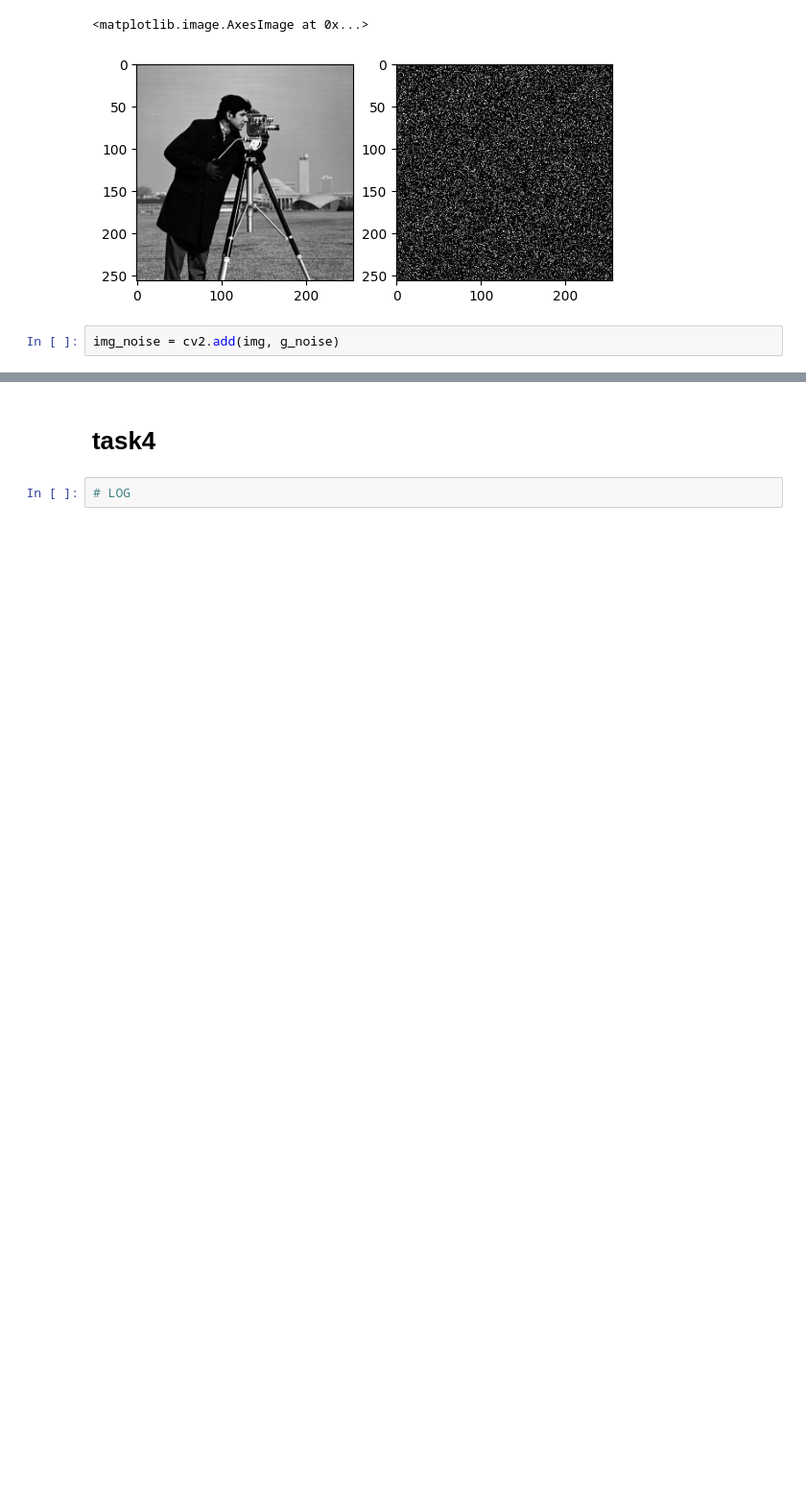
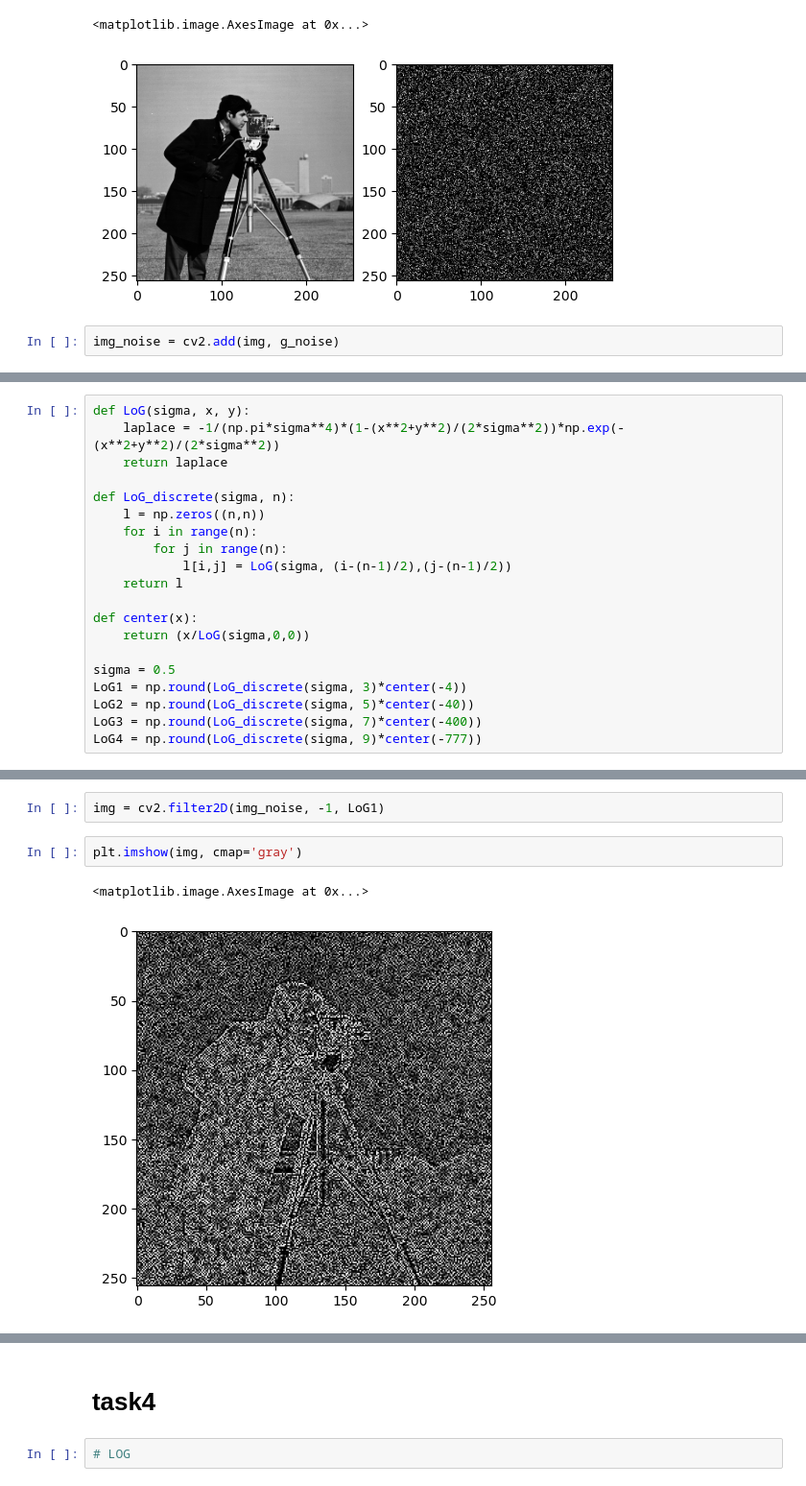
Before and after one commit to karthiksmanian/sem9, a Jupyter notebook: 20XW97-CV-LAB/ws3/task3.ipynb, the cells around one changed output, grey strips where cells are left out. Shown at 96% size. Drawn from its saved outputs; the diff is of its cells as text; blank space fills up the shorter version.

```diff
--- a/20XW97-CV-LAB/ws3/task3.ipynb
+++ b/20XW97-CV-LAB/ws3/task3.ipynb
@@ -124,0 +134,20 @@ plt.imshow(img_noise, cmap='gray')
+# %%
+def LoG(sigma, x, y):
+    laplace = -1/(np.pi*sigma**4)*(1-(x**2+y**2)/(2*sigma**2))*np.exp(-(x**2+y**2)/(2*sigma**2))
+    return laplace
+
+def LoG_discrete(sigma, n):
+    l = np.zeros((n,n))
+    for i in range(n):
+        for j in range(n):
+            l[i,j] = LoG(sigma, (i-(n-1)/2),(j-(n-1)/2))
+    return l
+
+def center(x):
+    return (x/LoG(sigma,0,0))
+
+sigma = 0.5
+LoG1 = np.round(LoG_discrete(sigma, 3)*center(-4))
+LoG2 = np.round(LoG_discrete(sigma, 5)*center(-40))
+LoG3 = np.round(LoG_discrete(sigma, 7)*center(-400))
+LoG4 = np.round(LoG_discrete(sigma, 9)*center(-777))
@@ -124,0 +160,7 @@ plt.imshow(img_noise, cmap='gray')
+# %%
+img = cv2.filter2D(img_noise, -1, LoG1)
+# %%
+plt.imshow(img, cmap='gray')
+# %% [output]
+<matplotlib.image.AxesImage at 0x...>
+[figure, added]
```
Also changed, not shown: parts of 14 cells of this notebook, 3 other files.
